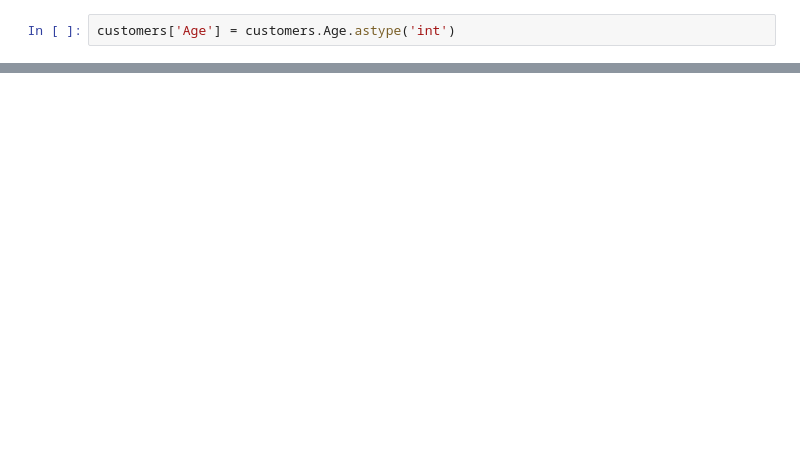
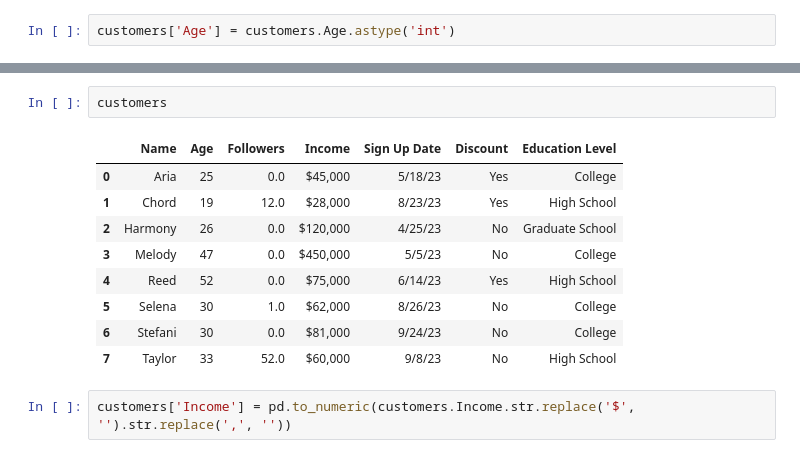
Before and after one commit to eek-dataguy/Unsupervised-ML, a Jupyter notebook: Practices/data_prep.ipynb, the cells around one changed output, grey strips where cells are left out. Drawn from its saved outputs; the diff is of its cells as text; blank space fills up the shorter version.

Commit message:
converting to numeric

```diff
--- a/Practices/data_prep.ipynb
+++ b/Practices/data_prep.ipynb
@@ -268,0 +288,14 @@ customers
+# %%
+customers
+# %% [output]
+|  | Name | Age | Followers | Income | Sign Up Date | Discount | Education Level |
+| 0 | Aria | 25 | 0.0 | $45,000 | 5/18/23 | Yes | College |
+| 1 | Chord | 19 | 12.0 | $28,000 | 8/23/23 | Yes | High School |
+| 2 | Harmony | 26 | 0.0 | $120,000 | 4/25/23 | No | Graduate School |
+| 3 | Melody | 47 | 0.0 | $450,000 | 5/5/23 | No | College |
+| 4 | Reed | 52 | 0.0 | $75,000 | 6/14/23 | Yes | High School |
+| 5 | Selena | 30 | 1.0 | $62,000 | 8/26/23 | No | College |
+| 6 | Stefani | 30 | 0.0 | $81,000 | 9/24/23 | No | College |
+| 7 | Taylor | 33 | 52.0 | $60,000 | 9/8/23 | No | High School |
+# %%
+customers['Income'] = pd.to_numeric(customers.Income.str.replace('$', '').str.replace(',', ''))
```
Also changed, not shown: parts of 10 cells of this notebook.
